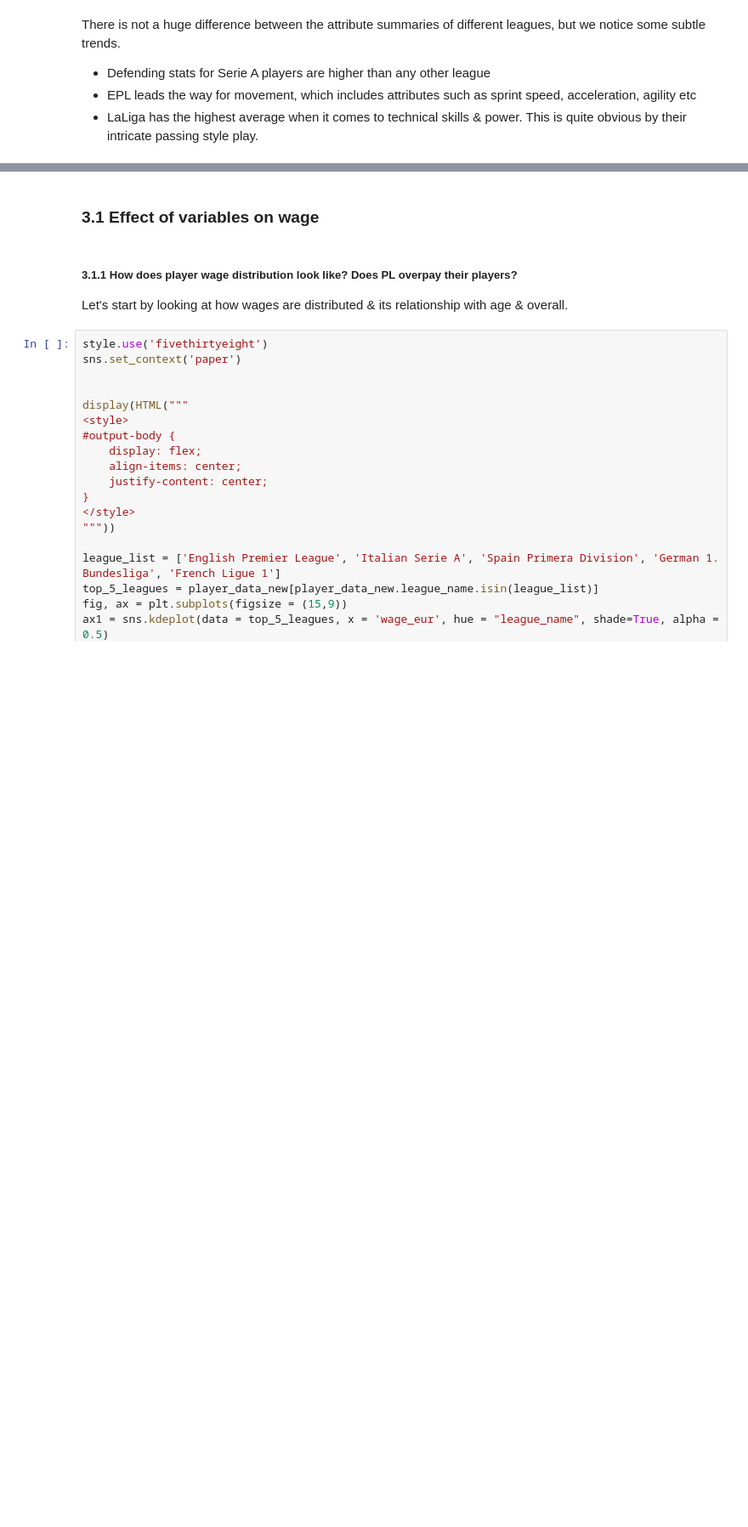
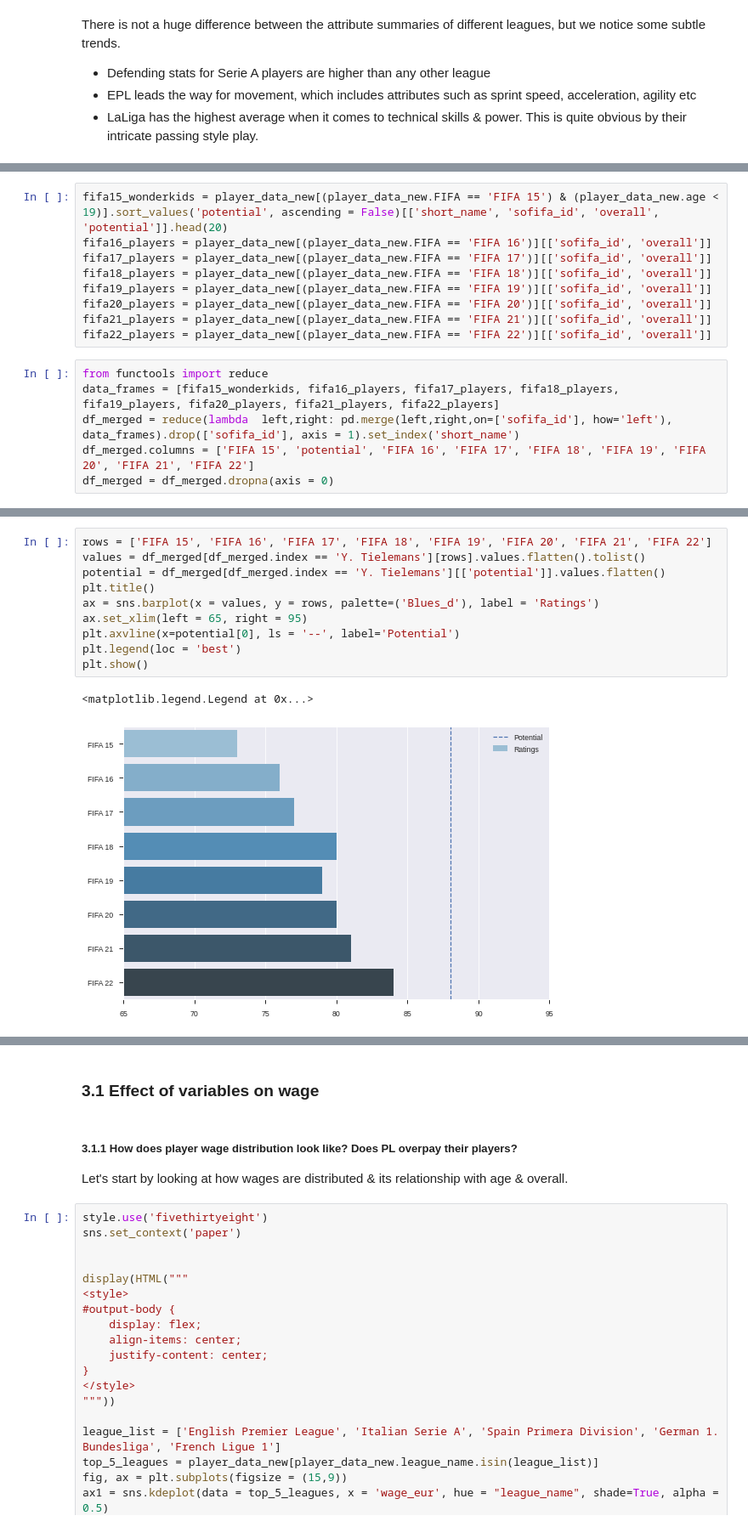
Before and after one commit to sashwinbwaj/Customer-Segmentation-Dashboard, a Jupyter notebook: FIFA_22_Player_Analysis.ipynb, the cells around one changed output, grey strips where cells are left out. Shown at 85% size. Cells and saved outputs as stored; diff of their text form; blank space fills up the shorter version.

```diff
--- a/FIFA_22_Player_Analysis.ipynb
+++ b/FIFA_22_Player_Analysis.ipynb
@@ -631,0 +645,15 @@ There is not a huge difference between the attribute summaries of different leag
+# %%
+fifa15_wonderkids = player_data_new[(player_data_new.FIFA == 'FIFA 15') & (player_data_new.age < 19)].sort_values('potential', ascending = False)[['short_name', 'sofifa_id', 'overall', 'potential']].head(20)
+fifa16_players = player_data_new[(player_data_new.FIFA == 'FIFA 16')][['sofifa_id', 'overall']]
+fifa17_players = player_data_new[(player_data_new.FIFA == 'FIFA 17')][['sofifa_id', 'overall']]
+fifa18_players = player_data_new[(player_data_new.FIFA == 'FIFA 18')][['sofifa_id', 'overall']]
+fifa19_players = player_data_new[(player_data_new.FIFA == 'FIFA 19')][['sofifa_id', 'overall']]
+fifa20_players = player_data_new[(player_data_new.FIFA == 'FIFA 20')][['sofifa_id', 'overall']]
+fifa21_players = player_data_new[(player_data_new.FIFA == 'FIFA 21')][['sofifa_id', 'overall']]
+fifa22_players = player_data_new[(player_data_new.FIFA == 'FIFA 22')][['sofifa_id', 'overall']]
+# %%
+from functools import reduce
+data_frames = [fifa15_wonderkids, fifa16_players, fifa17_players, fifa18_players, fifa19_players, fifa20_players, fifa21_players, fifa22_players]
+df_merged = reduce(lambda  left,right: pd.merge(left,right,on=['sofifa_id'], how='left'), data_frames).drop(['sofifa_id'], axis = 1).set_index('short_name')
+df_merged.columns = ['FIFA 15', 'potential', 'FIFA 16', 'FIFA 17', 'FIFA 18', 'FIFA 19', 'FIFA 20', 'FIFA 21', 'FIFA 22']
+df_merged = df_merged.dropna(axis = 0)
@@ -631,0 +678,13 @@ There is not a huge difference between the attribute summaries of different leag
+# %%
+rows = ['FIFA 15', 'FIFA 16', 'FIFA 17', 'FIFA 18', 'FIFA 19', 'FIFA 20', 'FIFA 21', 'FIFA 22']
+values = df_merged[df_merged.index == 'Y. Tielemans'][rows].values.flatten().tolist()
+potential = df_merged[df_merged.index == 'Y. Tielemans'][['potential']].values.flatten()
+plt.title()
+ax = sns.barplot(x = values, y = rows, palette=('Blues_d'), label = 'Ratings')
+ax.set_xlim(left = 65, right = 95)
+plt.axvline(x=potential[0], ls = '--', label='Potential')
+plt.legend(loc = 'best')
+plt.show()
+# %% [output]
+<matplotlib.legend.Legend at 0x...>
+[figure, added]
```
Also changed, not shown: parts of 55 cells of this notebook.
